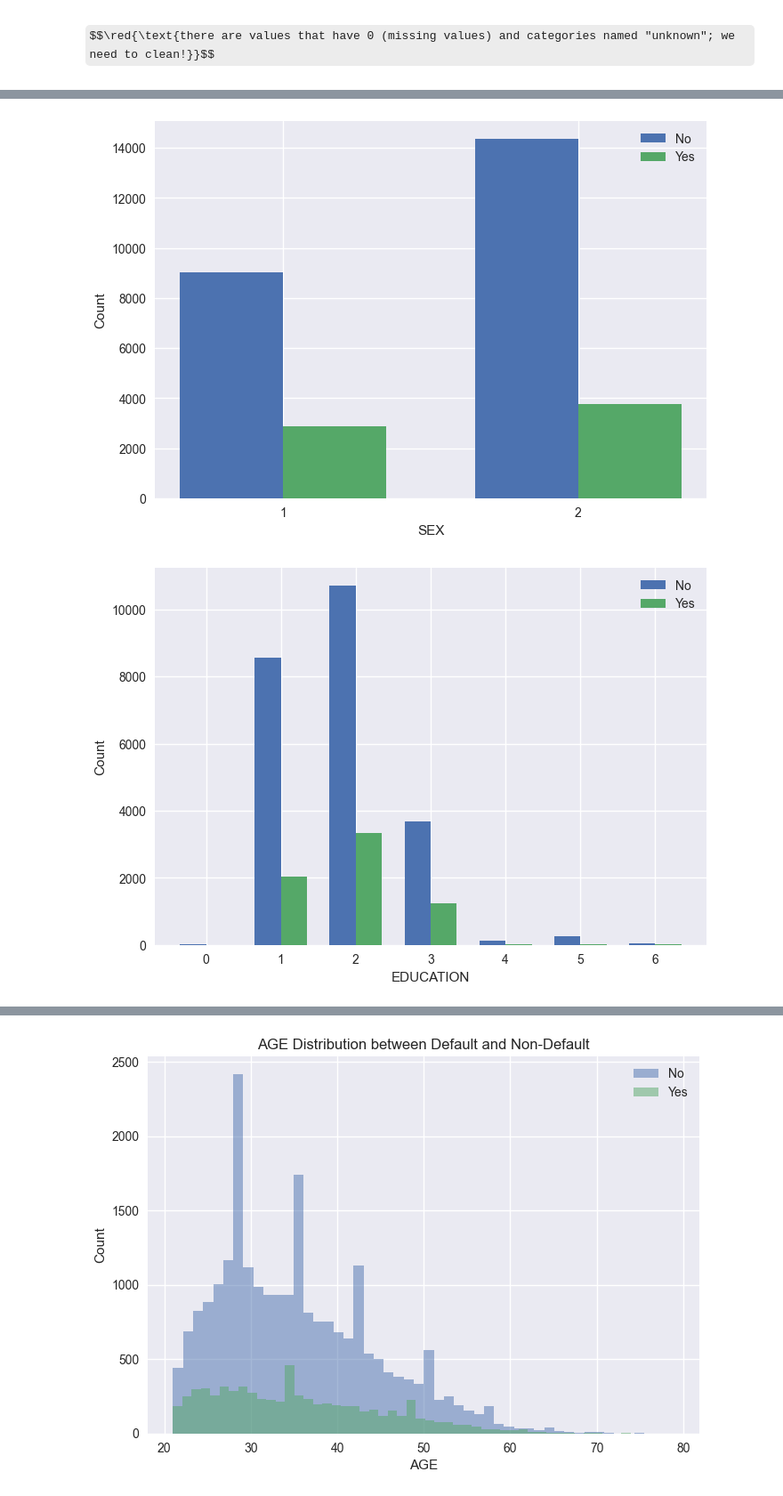
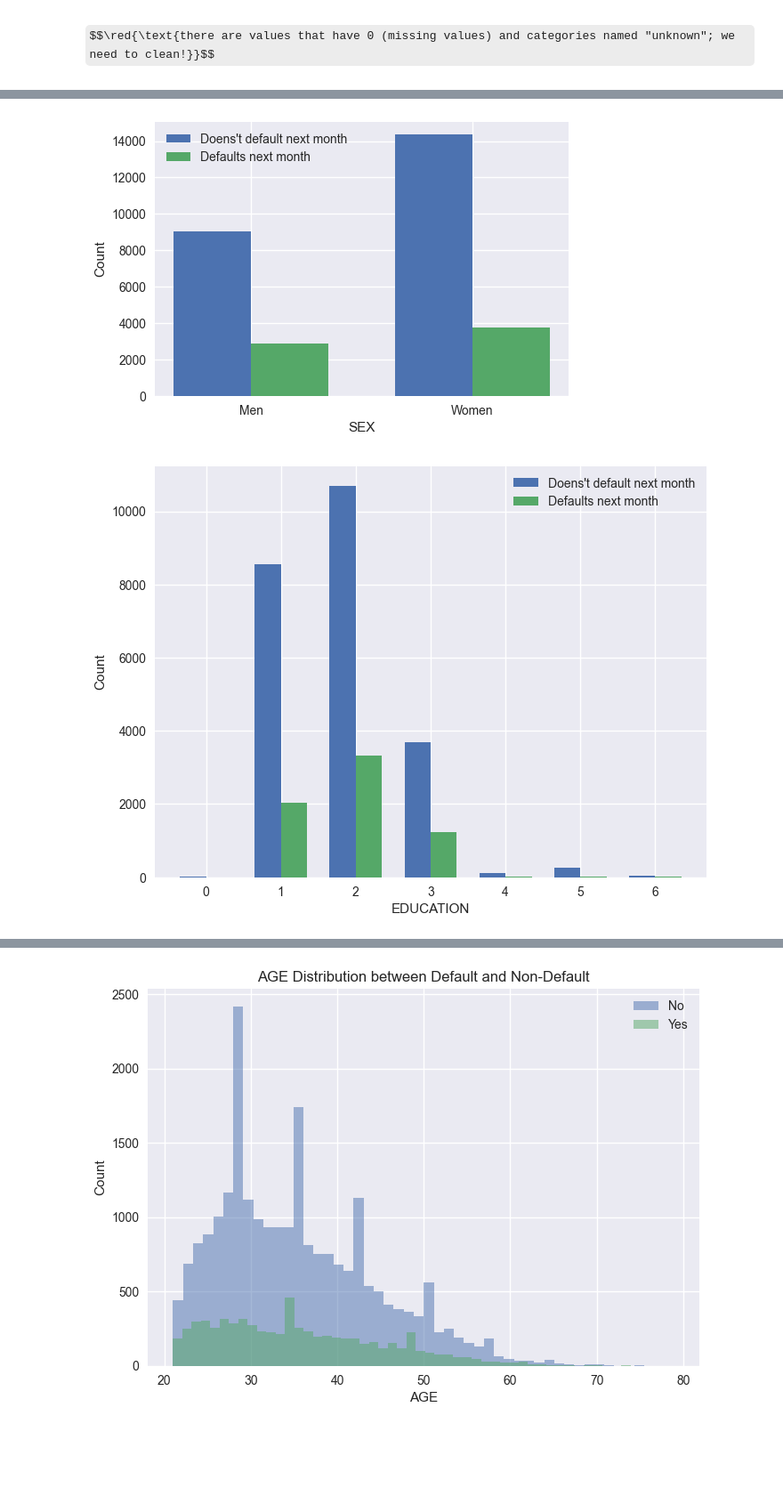
Before and after one commit to CasperAntonPoulsen/AlgoFainessExam, a Jupyter notebook: src/EDA.ipynb, the cells around one changed output, grey strips where cells are left out. Shown at 89% size. Drawn from its saved outputs; the diff is of its cells as text; code cells hidden in the pictures; some formulas as TeX source; blank space fills up the shorter version.

```diff
--- a/src/EDA.ipynb
+++ b/src/EDA.ipynb
@@ -159,28 +203,29 @@ draw_histograms(df, late, 5, 6, 30)
 # %%
-def feature_default_distribution_categorial(df, feature, percentage=False):
+def feature_default_distribution_categorial(df, feature, x_labels = None, x_size = 8, y_size = 6):
     """Plot the distribution of default payment next month for a given categorial feature.
     """
-    grouped = df.groupby([feature, "default.payment.next.month"]).size().unstack()
+    grouped = df.groupby([feature, target_feature]).size().unstack()
 
     # create plot
-    _, ax = plt.subplots()
+    _, ax = plt.subplots(figsize=(x_size, y_size))
     width = 0.35
-    x_labels = grouped.index
+
+    if not x_labels:
+        x_labels = grouped.index
+
     x = pd.Series(range(len(x_labels)))
-
-    total = grouped[0] + grouped[1]
 
     ax.bar(
         x - width / 2,
         grouped[0],
         width,
-        label="No",
+        label="Doens't default next month",
     )
     ax.bar(
         x + width / 2,
         grouped[1],
         width,
-        label="Yes",
+        label="Defaults next month",
     )
 
     ax.set_xticks(x)
@@ -191,9 +236,10 @@ def feature_default_distribution_categorial(df, feature, percentage=False):
 
     plt.show()
 # %%
-feature_default_distribution_categorial(df, "SEX")
+feature_default_distribution_categorial(df, "SEX", ['Men', 'Women'], x_size=6, y_size=4)
+#['graduate school', 'university', 'high school', 'others', 'unknown', 'unknown']
 feature_default_distribution_categorial(df, "EDUCATION")
 feature_default_distribution_categorial(df, "MARRIAGE")
 # %% [output]
-[figure, old version]
+[figure, new version]
-[figure, old version]
+[figure, new version]
```
Also changed, not shown: parts of 13 cells of this notebook, 2 other files.
